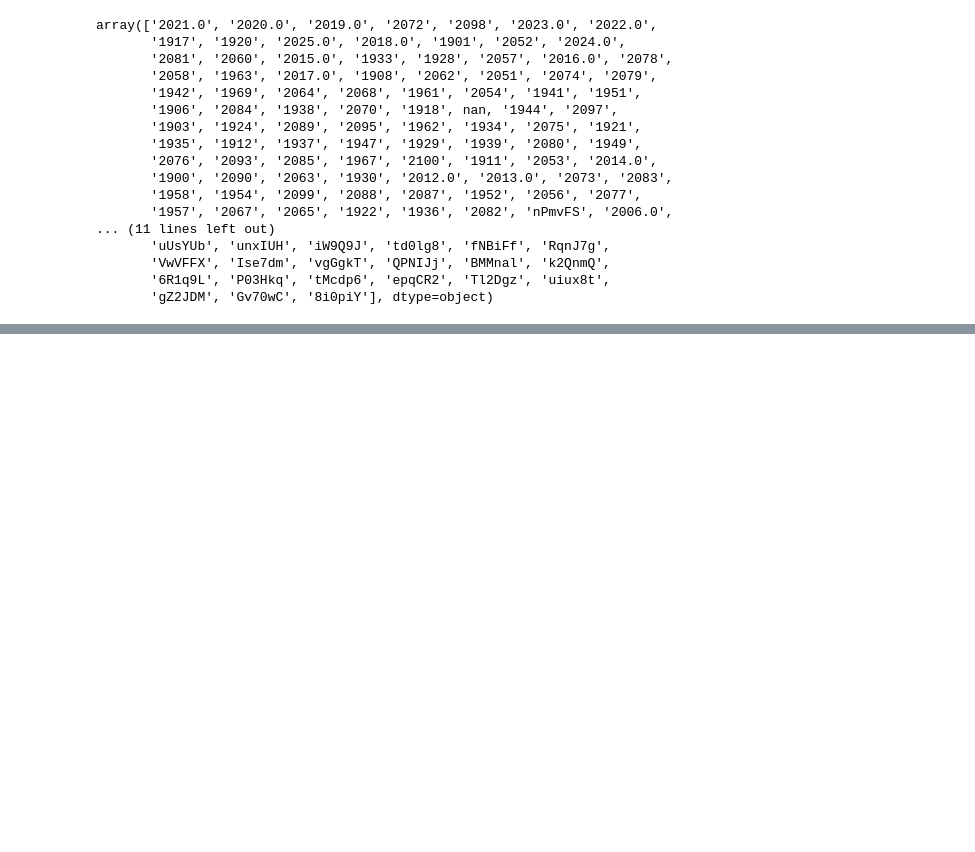
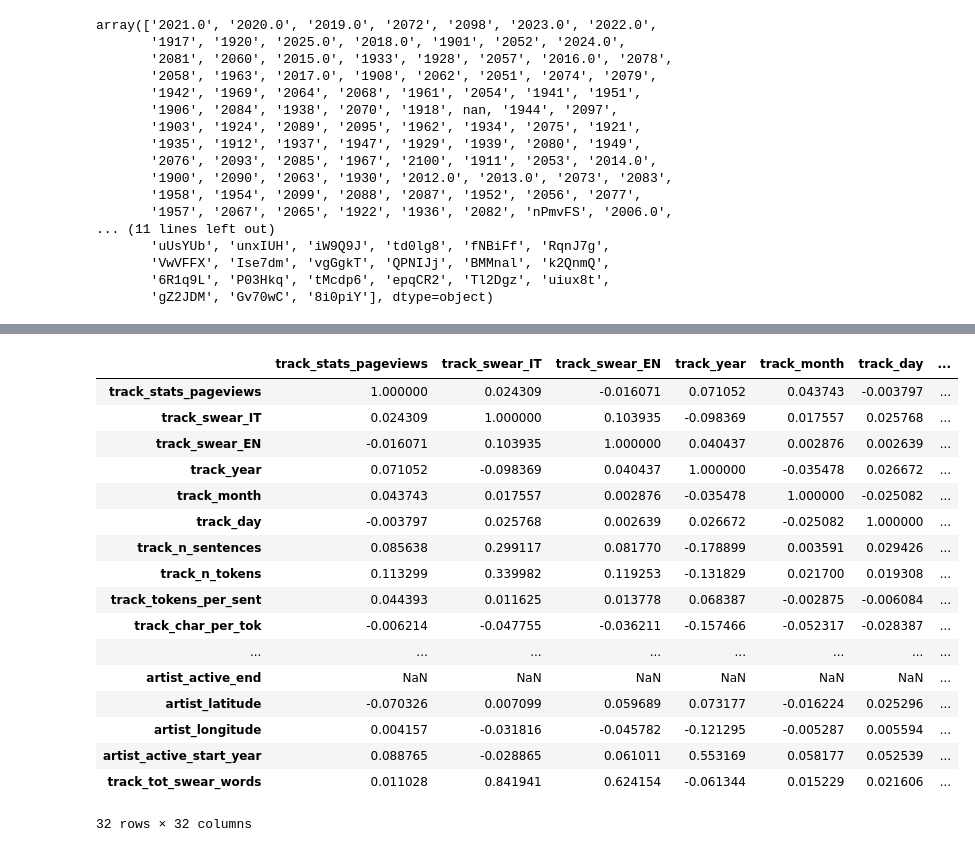
Before and after one commit to Ludovico1104/Progetto-I2ML, a Jupyter notebook: prova.ipynb, the cells around one changed output, grey strips where cells are left out. Saved outputs shown, nothing was run; the diff lists cells and outputs as text; code cells hidden in the pictures; blank space fills up the shorter version.

```diff
--- a/prova.ipynb
+++ b/prova.ipynb
@@ -289,0 +291,21 @@ float64
+# %%
+merged.corr()
+# %% [output]
+|  | track_stats_pageviews | track_swear_IT | track_swear_EN | track_year | track_month | track_day | ... |
+| track_stats_pageviews | 1.000000 | 0.024309 | -0.016071 | 0.071052 | 0.043743 | -0.003797 | ... |
+| track_swear_IT | 0.024309 | 1.000000 | 0.103935 | -0.098369 | 0.017557 | 0.025768 | ... |
+| track_swear_EN | -0.016071 | 0.103935 | 1.000000 | 0.040437 | 0.002876 | 0.002639 | ... |
+| track_year | 0.071052 | -0.098369 | 0.040437 | 1.000000 | -0.035478 | 0.026672 | ... |
+| track_month | 0.043743 | 0.017557 | 0.002876 | -0.035478 | 1.000000 | -0.025082 | ... |
+| track_day | -0.003797 | 0.025768 | 0.002639 | 0.026672 | -0.025082 | 1.000000 | ... |
+| track_n_sentences | 0.085638 | 0.299117 | 0.081770 | -0.178899 | 0.003591 | 0.029426 | ... |
+| track_n_tokens | 0.113299 | 0.339982 | 0.119253 | -0.131829 | 0.021700 | 0.019308 | ... |
+| track_tokens_per_sent | 0.044393 | 0.011625 | 0.013778 | 0.068387 | -0.002875 | -0.006084 | ... |
+| track_char_per_tok | -0.006214 | -0.047755 | -0.036211 | -0.157466 | -0.052317 | -0.028387 | ... |
+| ... | ... | ... | ... | ... | ... | ... | ... |
+| artist_active_end | NaN | NaN | NaN | NaN | NaN | NaN | ... |
+| artist_latitude | -0.070326 | 0.007099 | 0.059689 | 0.073177 | -0.016224 | 0.025296 | ... |
+| artist_longitude | 0.004157 | -0.031816 | -0.045782 | -0.121295 | -0.005287 | 0.005594 | ... |
+| artist_active_start_year | 0.088765 | -0.028865 | 0.061011 | 0.553169 | 0.058177 | 0.052539 | ... |
+| track_tot_swear_words | 0.011028 | 0.841941 | 0.624154 | -0.061344 | 0.015229 | 0.021606 | ... |
+32 rows × 32 columns
```
Also changed, not shown: parts of 4 cells of this notebook.
